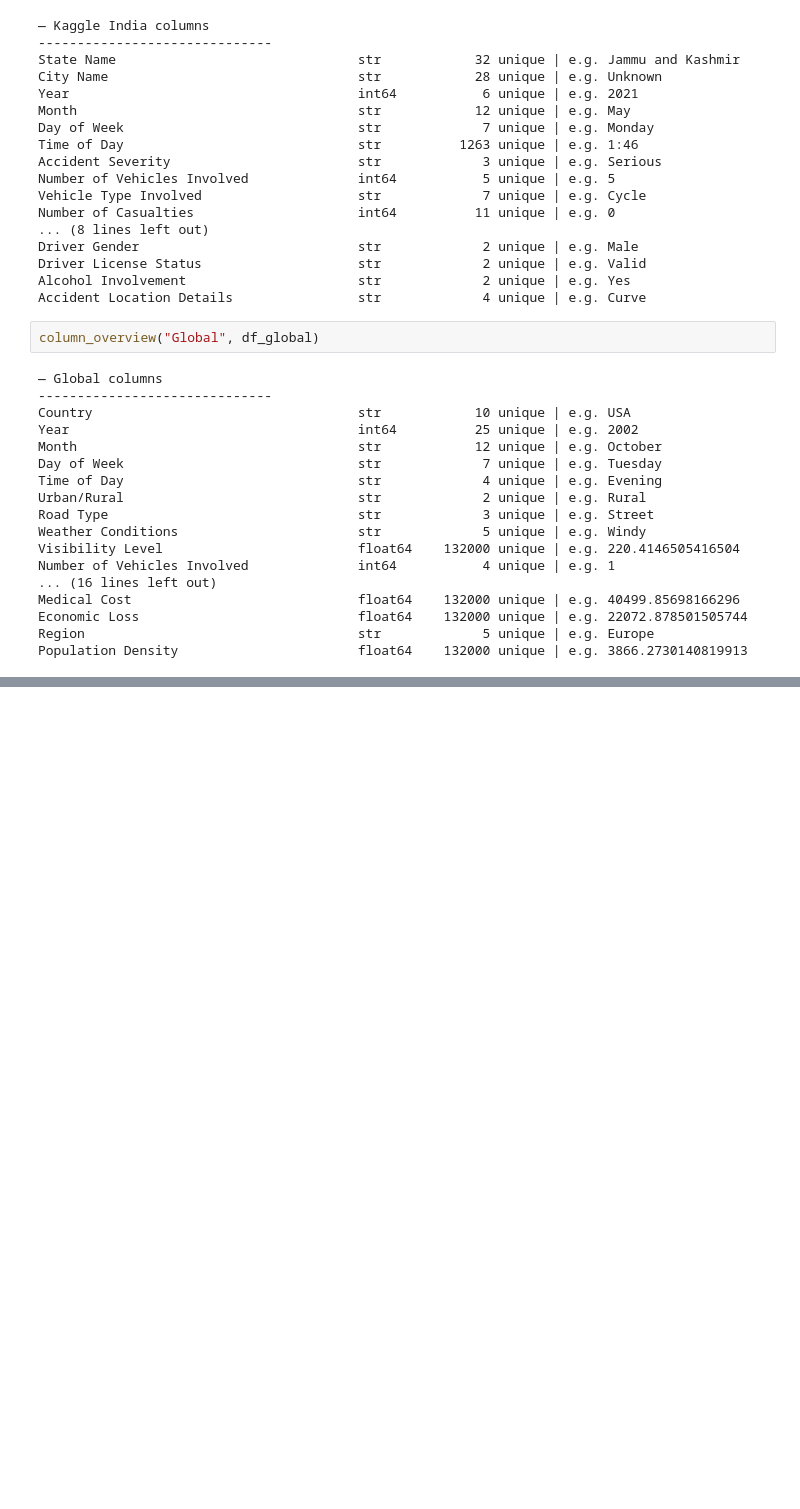
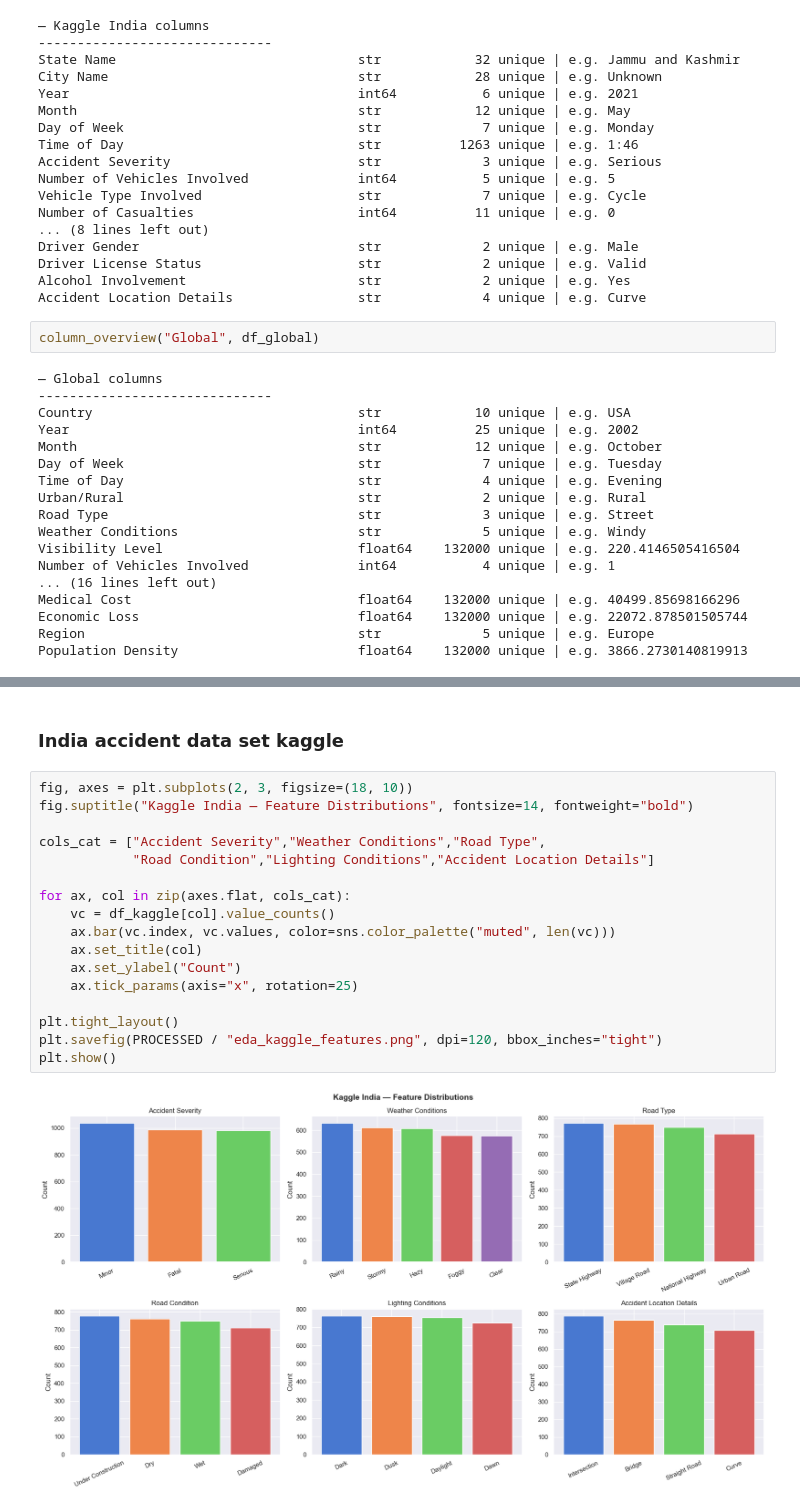
Before and after one commit to road-safety-and-blackspot-detection/Blackspot-Detection-Alert-System, a Jupyter notebook: ml-engine/notebooks/01_eda.ipynb, the cells around one changed output, grey strips where cells are left out. Drawn from its saved outputs; the diff is of its cells as text; blank space fills up the shorter version.

```diff
--- a/ml-engine/notebooks/01_eda.ipynb
+++ b/ml-engine/notebooks/01_eda.ipynb
@@ -216,0 +352,21 @@ Population Density                       float64    132000 unique | e.g. 3866.27
+# %% [markdown]
+### India accident data set kaggle
+# %%
+fig, axes = plt.subplots(2, 3, figsize=(18, 10))
+fig.suptitle("Kaggle India — Feature Distributions", fontsize=14, fontweight="bold")
+
+cols_cat = ["Accident Severity","Weather Conditions","Road Type",
+            "Road Condition","Lighting Conditions","Accident Location Details"]
+
+for ax, col in zip(axes.flat, cols_cat):
+    vc = df_kaggle[col].value_counts()
+    ax.bar(vc.index, vc.values, color=sns.color_palette("muted", len(vc)))
+    ax.set_title(col)
+    ax.set_ylabel("Count")
+    ax.tick_params(axis="x", rotation=25)
+
+plt.tight_layout()
+plt.savefig(PROCESSED / "eda_kaggle_features.png", dpi=120, bbox_inches="tight")
+plt.show()
+# %% [output]
+[figure, added]
```
Also changed, not shown: parts of 32 cells of this notebook, 12 other files.
